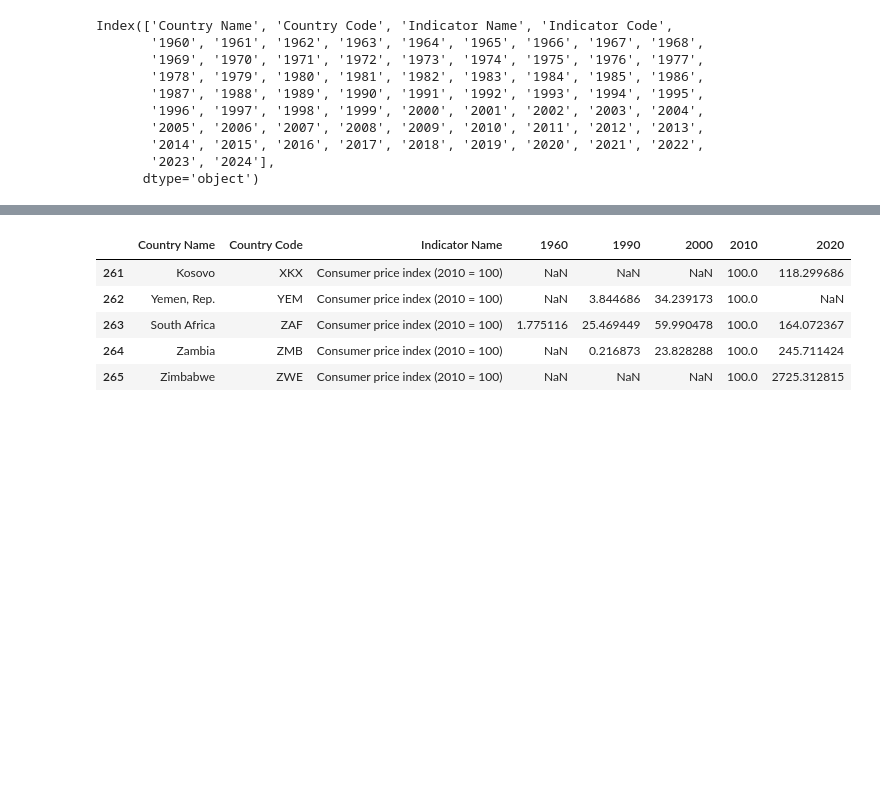
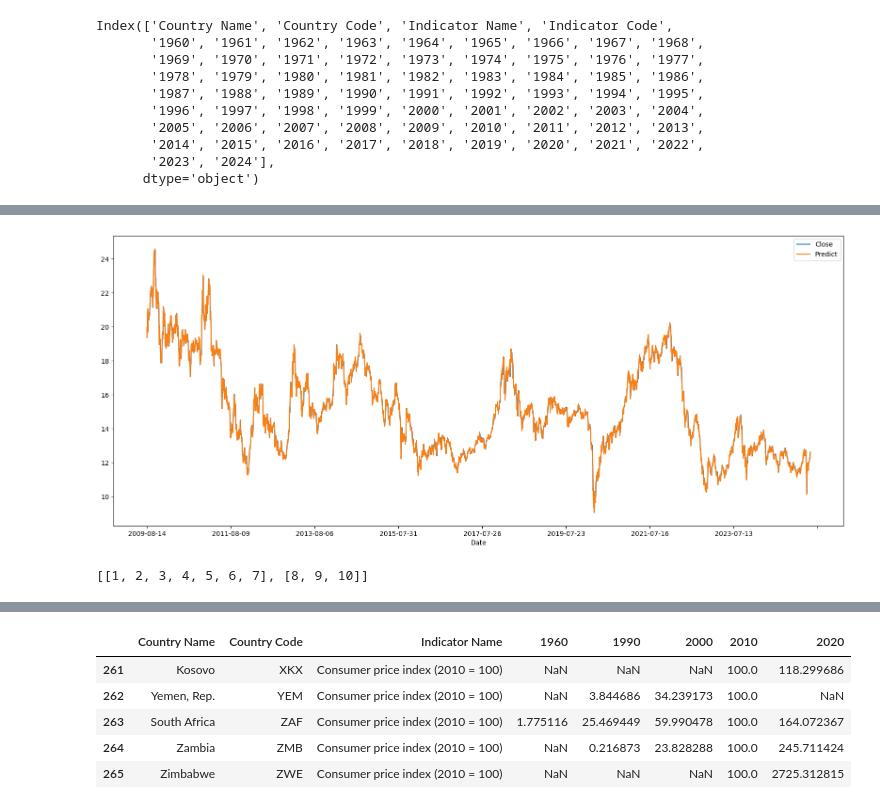
Before and after one commit to buuhq-it/uit-msc-data-analyst-assignments, a Jupyter notebook: hw5/hw5.ipynb, the cells around one changed output, grey strips where cells are left out. Saved outputs shown, nothing was run; the diff lists cells and outputs as text; code cells hidden in the pictures; blank space fills up the shorter version.

```diff
--- a/hw5/hw5.ipynb
+++ b/hw5/hw5.ipynb
@@ -32,0 +140,2 @@ df_data.tail(10)
+# %%
+X_train, X_test, y_train, y_test = train_test_split(X, y, shuffle=False)
@@ -32,0 +148,6 @@ df_data.tail(10)
+# %%
+y_train_predict = lg.predict(X_train)
+y_test_predict = lg.predict(X_test)
+# %%
+df['PredictAutoRegression'] = np.concat(([np.nan] * window_size, y_train_predict, y_test_predict))
+df.head()
@@ -32,0 +162,8 @@ df_data.tail(10)
+# %%
+
+df['PredictAutoRegression'].plot()
+df['Close'].plot()
+plt.legend(['Close', 'Predict'])
+plt.show()
+# %% [output]
+[figure, added]
@@ -32,0 +173,5 @@ df_data.tail(10)
+# %%
+X1 = [1, 2, 3, 4, 5, 6, 7, 8, 9, 10]
+train_test_split(X1, shuffle=False)
+# %% [output]
+[[1, 2, 3, 4, 5, 6, 7], [8, 9, 10]]
```
Also changed, not shown: parts of 19 cells of this notebook, 8 other files.
